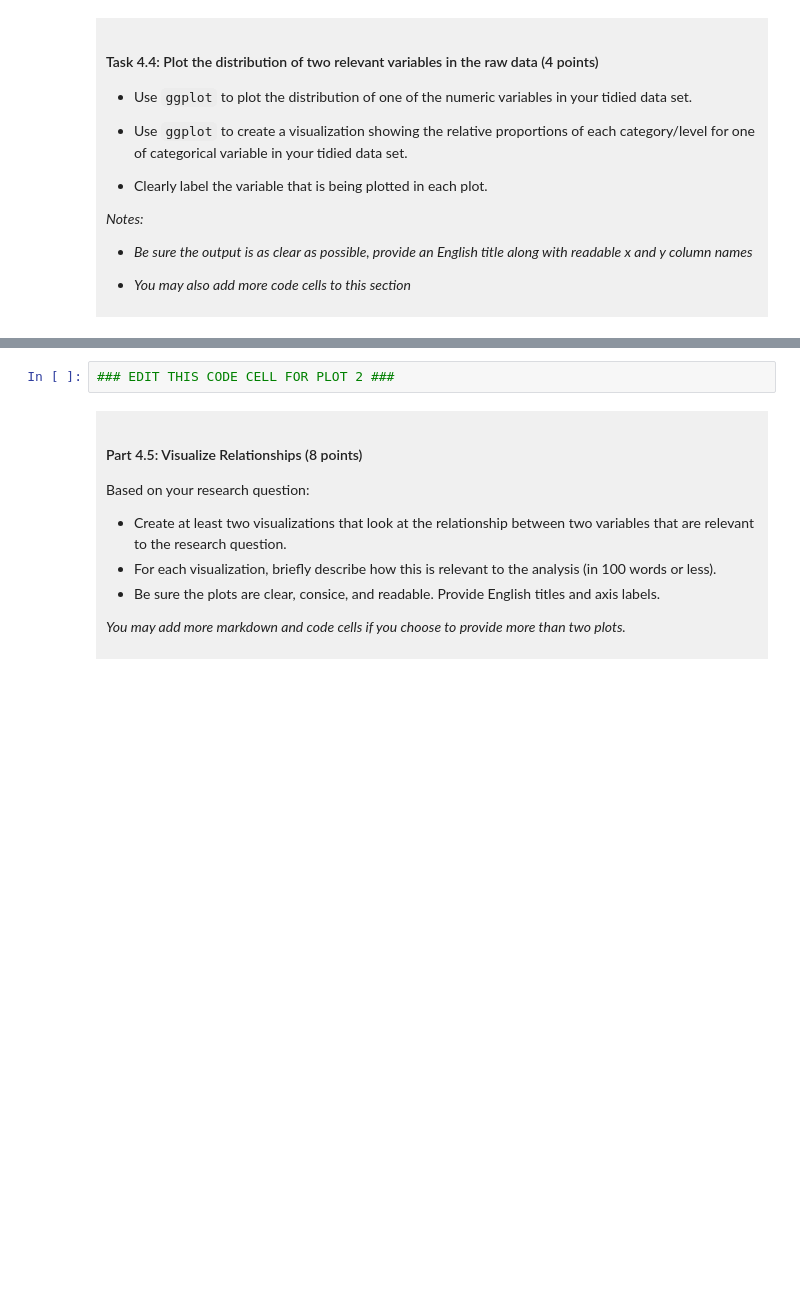
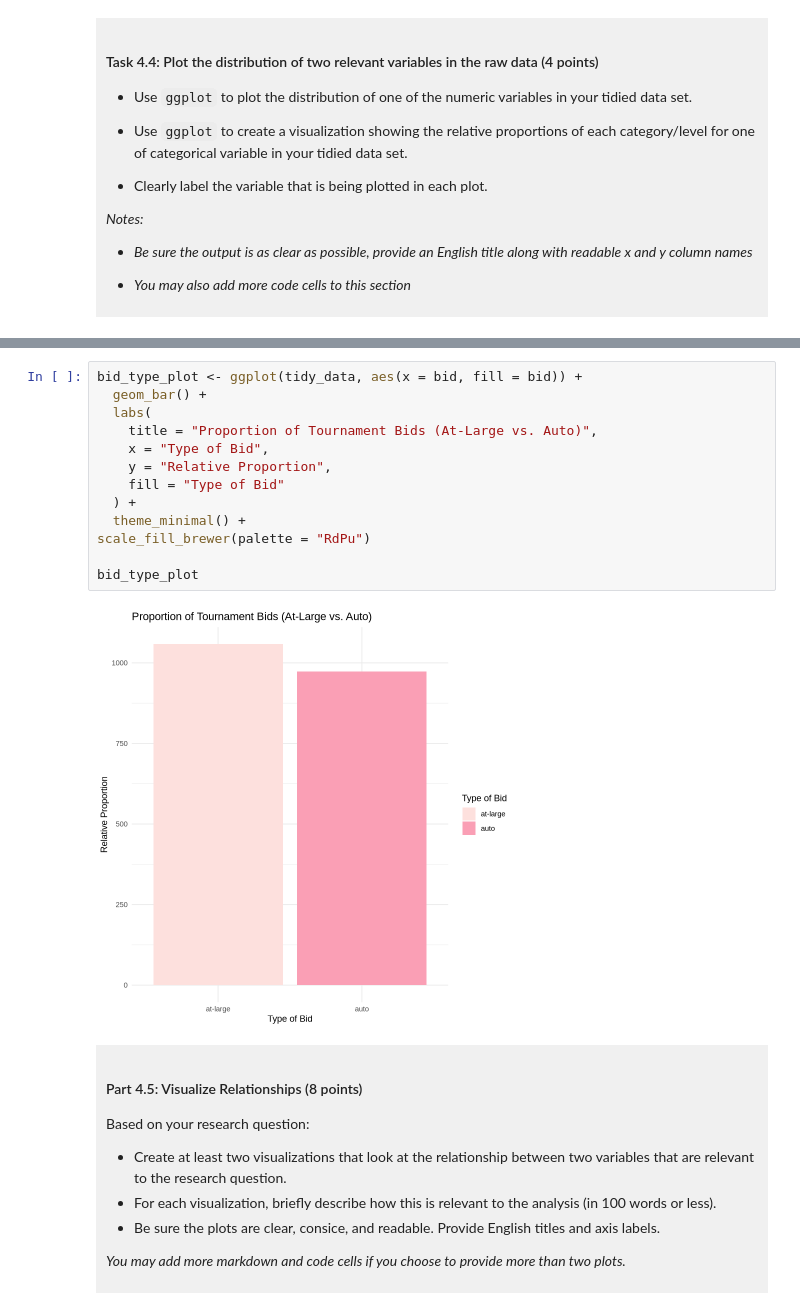
Before and after one commit to rm1310/dsci-100-project-rachel-ma, a Jupyter notebook: dsci-100-project-notebook.ipynb, the cells around one changed output, grey strips where cells are left out. Drawn from its saved outputs; the diff is of its cells as text; blank space fills up the shorter version.

```diff
--- a/dsci-100-project-notebook.ipynb
+++ b/dsci-100-project-notebook.ipynb
@@ -298,5 +357,18 @@ You will refine your research question (if needed) and produce a tidy data set.
 # %%
-### EDIT THIS CODE CELL FOR PLOT 2 ###
+bid_type_plot <- ggplot(tidy_data, aes(x = bid, fill = bid)) +
+  geom_bar() +
+  labs(
+    title = "Proportion of Tournament Bids (At-Large vs. Auto)",
+    x = "Type of Bid",
+    y = "Relative Proportion",
+    fill = "Type of Bid"
+  ) +
+  theme_minimal() +
+scale_fill_brewer(palette = "RdPu")
+
+bid_type_plot
+# %% [output]
+[figure, added]
 # %% [markdown]
 <div style="background-color: #f0f0f0; padding: 10px;">
 
```
Also changed, not shown: parts of 13 cells of this notebook, 1 other file.
